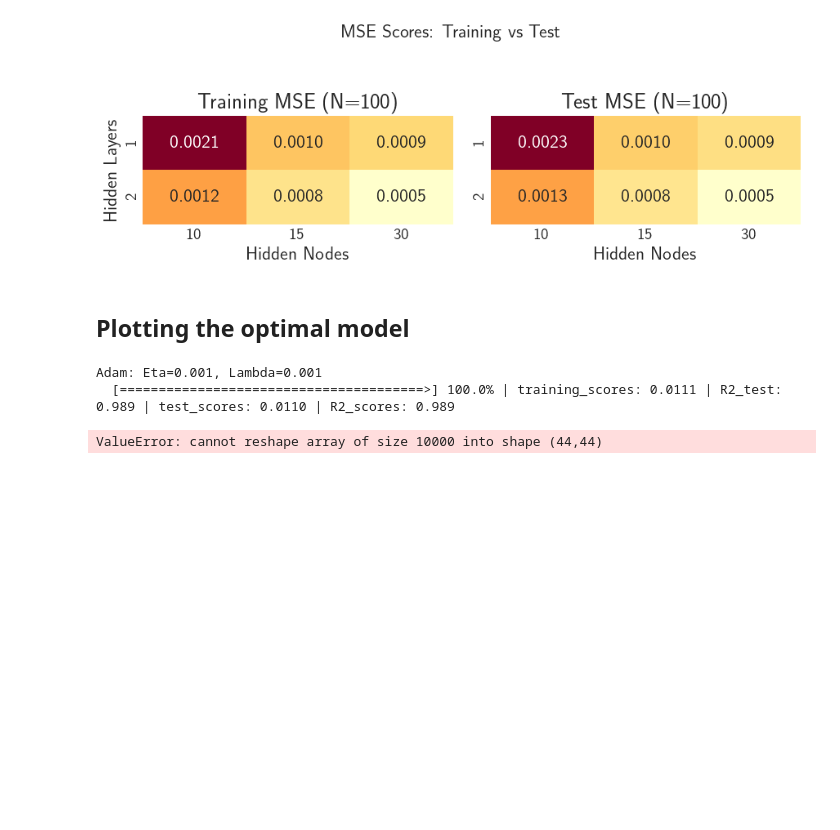
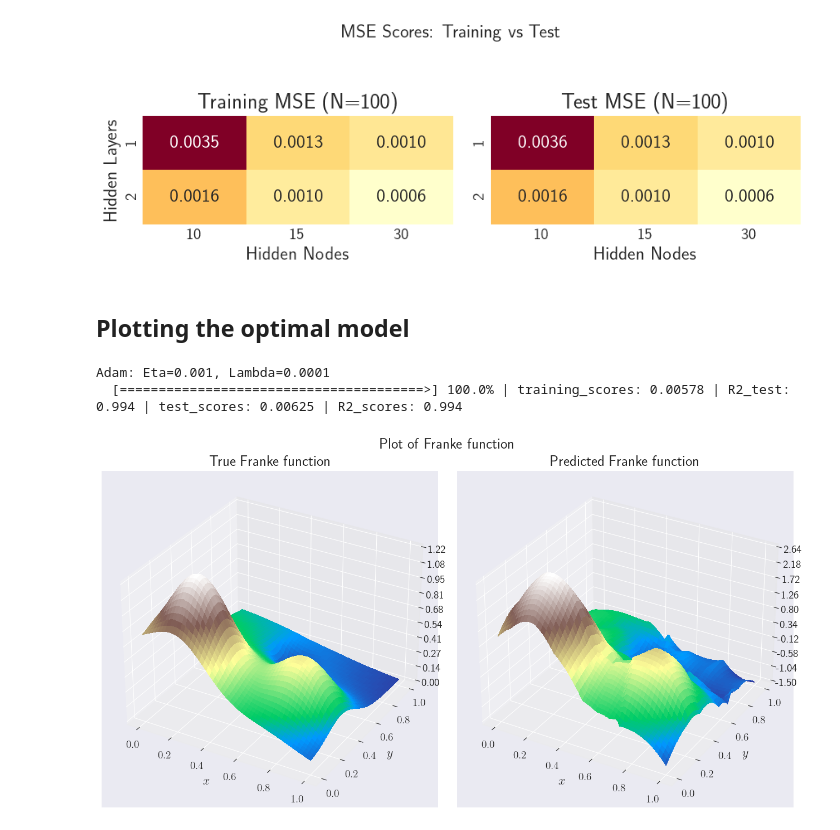
Before and after one commit to Oskar-Idland/FYS-STK4155-Projects, a Jupyter notebook: Project_2/src/nn_Franke.ipynb, the cells around one changed output. Drawn from its saved outputs; the diff is of its cells as text; code cells hidden in the pictures; blank space fills up the shorter version.

```diff
--- a/Project_2/src/nn_Franke.ipynb
+++ b/Project_2/src/nn_Franke.ipynb
@@ -625,7 +607,7 @@ dims =  (input_shape, *hidden_shape, output_shape)
 
 model = FFNN(
 	layer_sizes=dims,
-	hidden_funcs=[sigmoid],
+	hidden_funcs=[LRELU],
 	output_func=identity,
 	cost_func=MSE,
 	cost_der=MSE_derivative,
@@ -637,7 +619,7 @@ scheduler = Adam(eta=0.001, rho=0.9, rho2=0.999)
 epochs = 1000
 batches = 20
 
-lmbda = 0.001
+lmbda = 0.0001
 
 scores = model.fit(
 	X_train_scaled,
@@ -650,34 +632,35 @@ scores = model.fit(
 	y_test=z_test_scaled,
 	)
 # %% [output]
-Adam: Eta=0.001, Lambda=0.001
-  [=======================================>] 100.0% | training_scores: 0.0111 | R2_test: 0.989 | test_scores: 0.0110 | R2_scores: 0.989
+Adam: Eta=0.001, Lambda=0.0001
+  [=======================================>] 100.0% | training_scores: 0.00578 | R2_test: 0.994 | test_scores: 0.00625 | R2_scores: 0.994
 # %%
-z_pred = model.predict(X_test_scaled)
+# Create and scale input data
+X_scaled = scaler_X.transform(X)
+
+# Get predictions
+z_pred = model.predict(X_scaled)
 z_pred = scaler_z.inverse_transform(z_pred)
 
-grid_size = int(np.sqrt(len(z_pred)))
-xx = xx.reshape((100, 100))
-yy = yy.reshape((100, 100))
-zz = zz.reshape((grid_size, grid_size))
-z_pred = z_pred.reshape((grid_size, grid_size))
+# Create the plot using original meshgrid
+fig = plt.figure(figsize=(13, 7))
+axs = [fig.add_subplot(121, projection="3d"), fig.add_subplot(122, projection="3d")]
 
-fig = plt.figure(figsize = (13, 7))
-axs = [fig.add_subplot(121, projection = "3d"), fig.add_subplot(122, projection = "3d")]
+surf_true = axs[0].plot_surface(xx, yy, zz, cmap=cm.terrain, linewidth=0, antialiased=False)
+axs[0].set_title(r"True Franke function")
 
-surf_true = axs[0].plot_surface(xx, yy, zz, cmap = cm.coolwarm, linewidth = 0, antialiased = False)
-axs[0].set_title("True Franke function")
+surf_predict = axs[1].plot_surface(xx, yy, z_pred.reshape(N, N), cmap=cm.terrain, linewidth=0, antialiased=False)
 axs[1].set_title("Predicted Franke function")
-surf_predict = axs[1].plot_surface(xx, yy, z_pred, cmap = cm.coolwarm, linewidth = 0, antialiased = False)
+
 for i in range(2):
-	axs[i].zaxis.set_major_locator(LinearLocator(10))
-	axs[i].zaxis.set_major_formatter(FormatStrFormatter("%.02f"))
-	axs[i].set_xlabel(r"$x$")
-	axs[i].set_ylabel(r"$y$")
-fig.colorbar(surf_true, shrink = 0.4, aspect = 10, label = r"$f(x,y)$")
-fig.colorbar(surf_predict, shrink = 0.4, aspect = 10, label = r"$f(x,y)+\varepsilon$")
+    axs[i].zaxis.set_major_locator(LinearLocator(10))
+    axs[i].zaxis.set_major_formatter(FormatStrFormatter("%.02f"))
+    axs[i].set_xlabel(r"$x$")
+    axs[i].set_ylabel(r"$y$")
+
+plt.suptitle("Plot of Franke function")
 plt.tight_layout()
-# plt.savefig("../figs/a_Franke_surf.pdf")
+# plt.savefig("../figs/franke_model_pred.pdf")
 plt.show()
 # %% [output]
-ValueError: cannot reshape array of size 10000 into shape (44,44)
+[figure, added]
```
Also changed, not shown: parts of 10 cells of this notebook, 10 other files.
